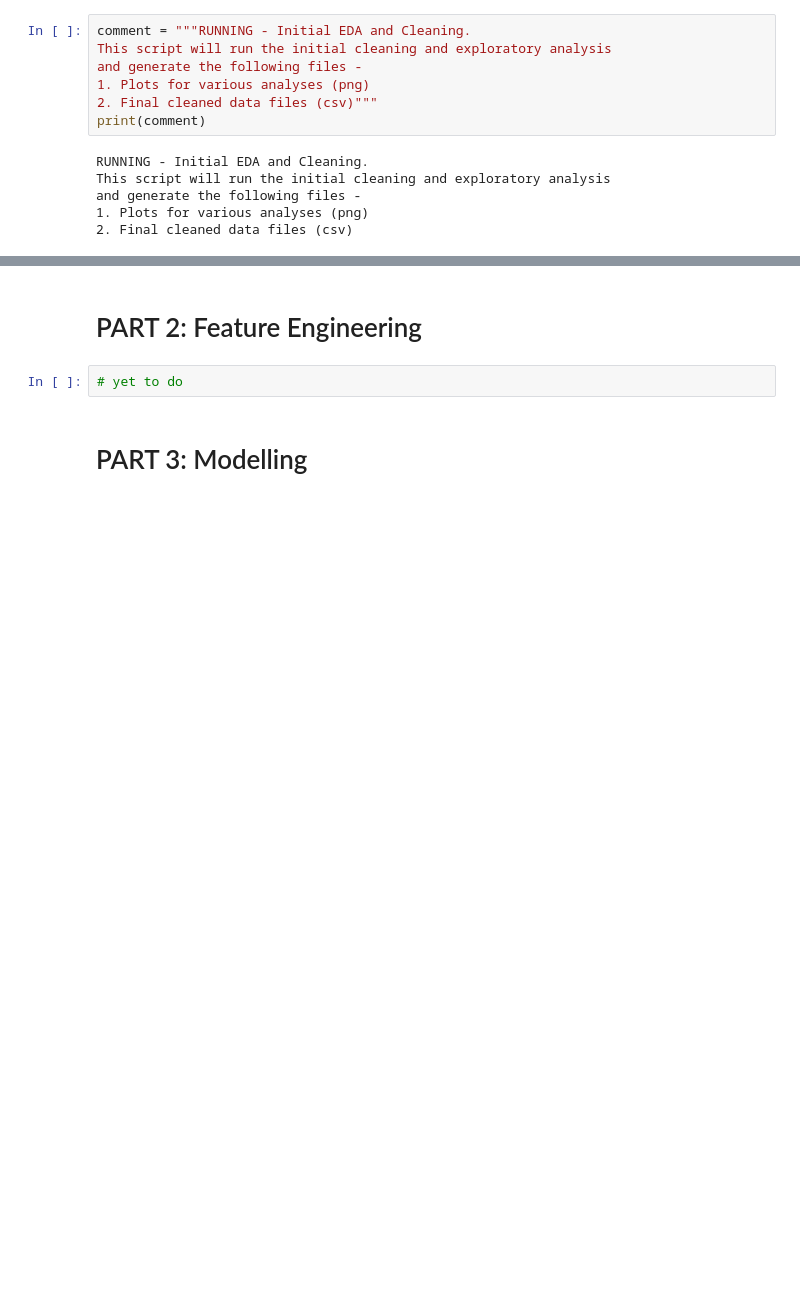
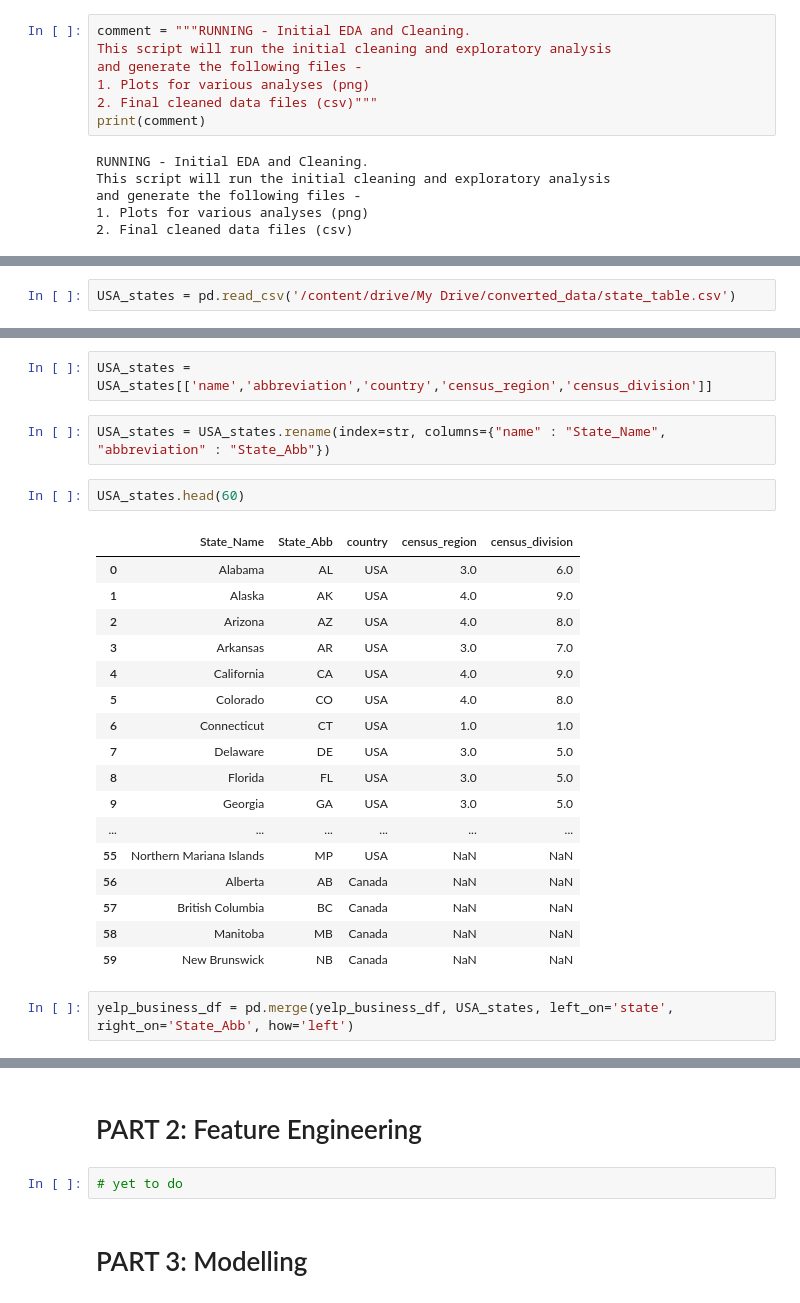
Before and after one commit to eshasah/CMPE_255_Group_4, a Jupyter notebook: Team_Project_Restaurant_Success.ipynb, the cells around one changed output, grey strips where cells are left out. Saved outputs shown, nothing was run; the diff lists cells and outputs as text; blank space fills up the shorter version.

```diff
--- a/Team_Project_Restaurant_Success.ipynb
+++ b/Team_Project_Restaurant_Success.ipynb
@@ -34,0 +171,2 @@ business = pd.read_csv(fpath)
+# %%
+USA_states = pd.read_csv('/content/drive/My Drive/converted_data/state_table.csv')
@@ -34,0 +182,26 @@ business = pd.read_csv(fpath)
+# %%
+USA_states = USA_states[['name','abbreviation','country','census_region','census_division']]
+# %%
+USA_states = USA_states.rename(index=str, columns={"name" : "State_Name", "abbreviation" : "State_Abb"})
+# %%
+USA_states.head(60)
+# %% [output]
+|  | State_Name | State_Abb | country | census_region | census_division |
+| 0 | Alabama | AL | USA | 3.0 | 6.0 |
+| 1 | Alaska | AK | USA | 4.0 | 9.0 |
+| 2 | Arizona | AZ | USA | 4.0 | 8.0 |
+| 3 | Arkansas | AR | USA | 3.0 | 7.0 |
+| 4 | California | CA | USA | 4.0 | 9.0 |
+| 5 | Colorado | CO | USA | 4.0 | 8.0 |
+| 6 | Connecticut | CT | USA | 1.0 | 1.0 |
+| 7 | Delaware | DE | USA | 3.0 | 5.0 |
+| 8 | Florida | FL | USA | 3.0 | 5.0 |
+| 9 | Georgia | GA | USA | 3.0 | 5.0 |
+| ... | ... | ... | ... | ... | ... |
+| 55 | Northern Mariana Islands | MP | USA | NaN | NaN |
+| 56 | Alberta | AB | Canada | NaN | NaN |
+| 57 | British Columbia | BC | Canada | NaN | NaN |
+| 58 | Manitoba | MB | Canada | NaN | NaN |
+| 59 | New Brunswick | NB | Canada | NaN | NaN |
+# %%
+yelp_business_df = pd.merge(yelp_business_df, USA_states, left_on='state', right_on='State_Abb', how='left')
```
Also changed, not shown: parts of 50 cells of this notebook.
